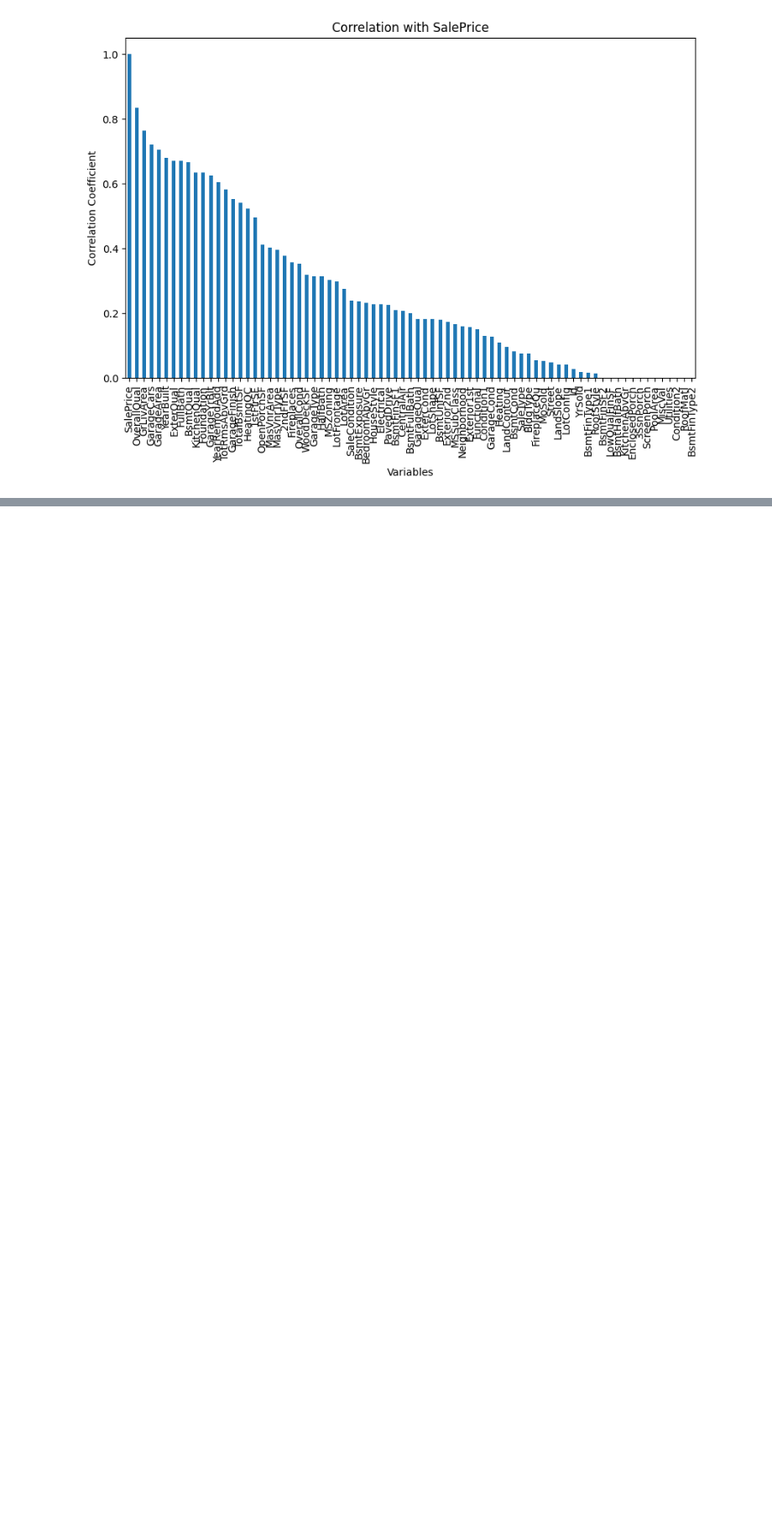
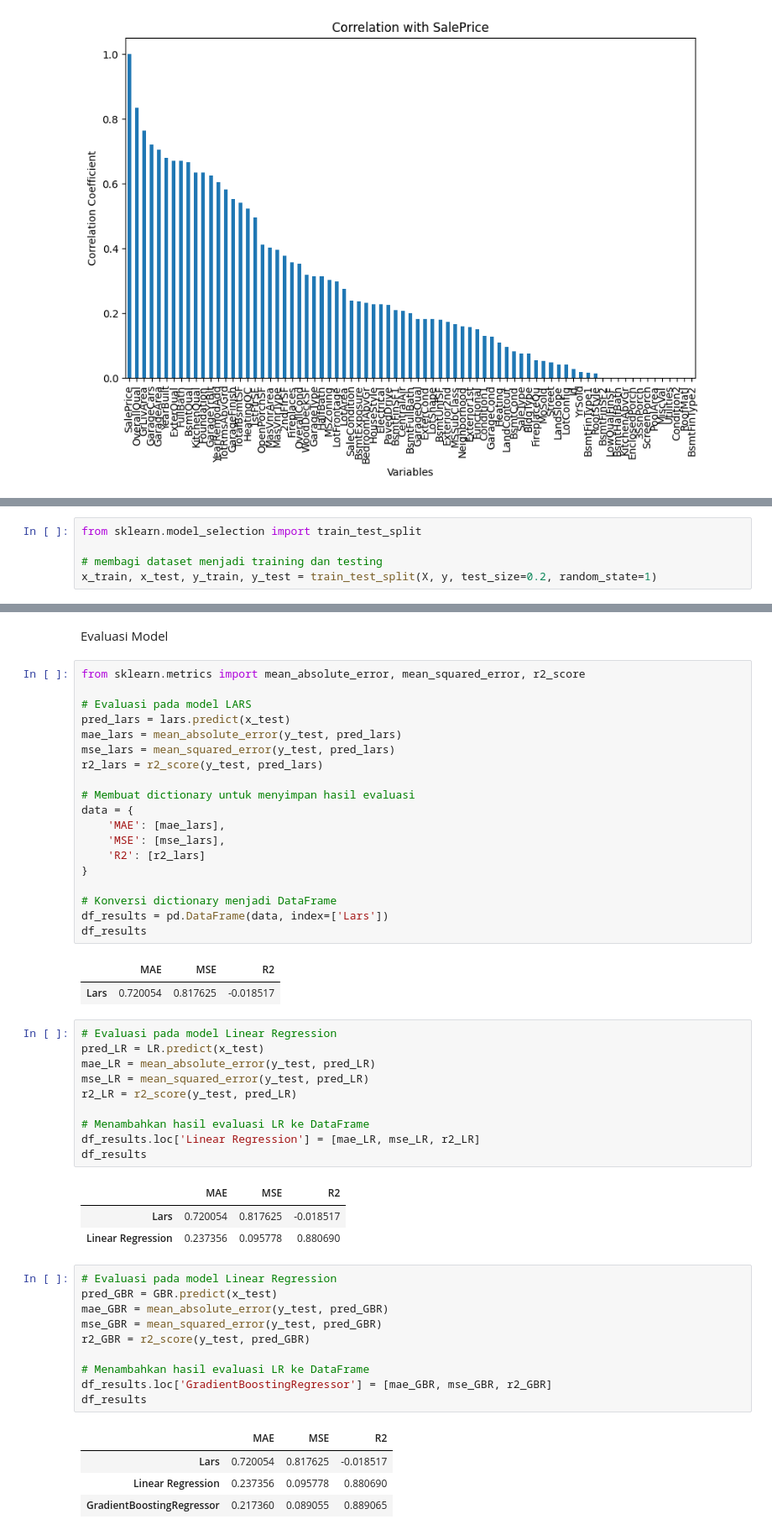
Before and after one commit to MrasyidN/belajarMachineLearning, a Jupyter notebook: latihan.ipynb, the cells around one changed output, grey strips where cells are left out. Shown at 84% size. Cells and saved outputs as stored; diff of their text form; blank space fills up the shorter version.

```diff
--- a/latihan.ipynb
+++ b/latihan.ipynb
@@ -407,0 +426,5 @@ plt.show()
+# %%
+from sklearn.model_selection import train_test_split
+
+# membagi dataset menjadi training dan testing
+x_train, x_test, y_train, y_test = train_test_split(X, y, test_size=0.2, random_state=1)
@@ -407,0 +461,53 @@ plt.show()
+# %% [markdown]
+Evaluasi Model
+# %%
+from sklearn.metrics import mean_absolute_error, mean_squared_error, r2_score
+
+# Evaluasi pada model LARS
+pred_lars = lars.predict(x_test)
+mae_lars = mean_absolute_error(y_test, pred_lars)
+mse_lars = mean_squared_error(y_test, pred_lars)
+r2_lars = r2_score(y_test, pred_lars)
+
+# Membuat dictionary untuk menyimpan hasil evaluasi
+data = {
+    'MAE': [mae_lars],
+    'MSE': [mse_lars],
+    'R2': [r2_lars]
+}
+
+# Konversi dictionary menjadi DataFrame
+df_results = pd.DataFrame(data, index=['Lars'])
+df_results
+# %% [output]
+|  | MAE | MSE | R2 |
+| Lars | 0.720054 | 0.817625 | -0.018517 |
+# %%
+# Evaluasi pada model Linear Regression
+pred_LR = LR.predict(x_test)
+mae_LR = mean_absolute_error(y_test, pred_LR)
+mse_LR = mean_squared_error(y_test, pred_LR)
+r2_LR = r2_score(y_test, pred_LR)
+
+# Menambahkan hasil evaluasi LR ke DataFrame
+df_results.loc['Linear Regression'] = [mae_LR, mse_LR, r2_LR]
+df_results
+# %% [output]
+|  | MAE | MSE | R2 |
+| Lars | 0.720054 | 0.817625 | -0.018517 |
+| Linear Regression | 0.237356 | 0.095778 | 0.880690 |
+# %%
+# Evaluasi pada model Linear Regression
+pred_GBR = GBR.predict(x_test)
+mae_GBR = mean_absolute_error(y_test, pred_GBR)
+mse_GBR = mean_squared_error(y_test, pred_GBR)
+r2_GBR = r2_score(y_test, pred_GBR)
+
+# Menambahkan hasil evaluasi LR ke DataFrame
+df_results.loc['GradientBoostingRegressor'] = [mae_GBR, mse_GBR, r2_GBR]
+df_results
+# %% [output]
+|  | MAE | MSE | R2 |
+| Lars | 0.720054 | 0.817625 | -0.018517 |
+| Linear Regression | 0.237356 | 0.095778 | 0.880690 |
+| GradientBoostingRegressor | 0.217360 | 0.089055 | 0.889065 |
```
Also changed, not shown: parts of 14 cells of this notebook, 5 other files.
